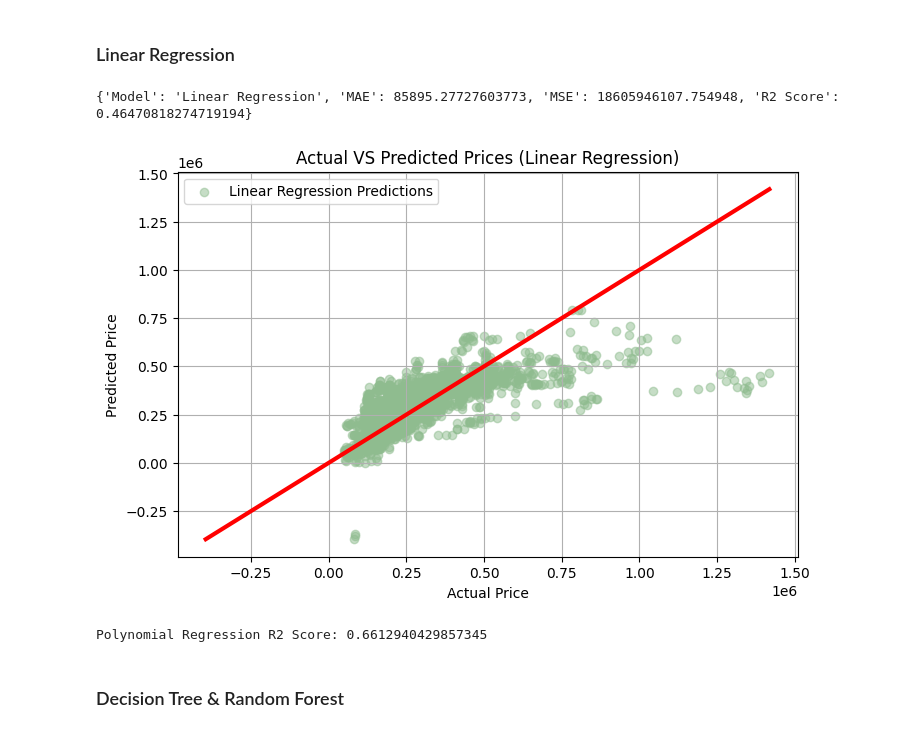
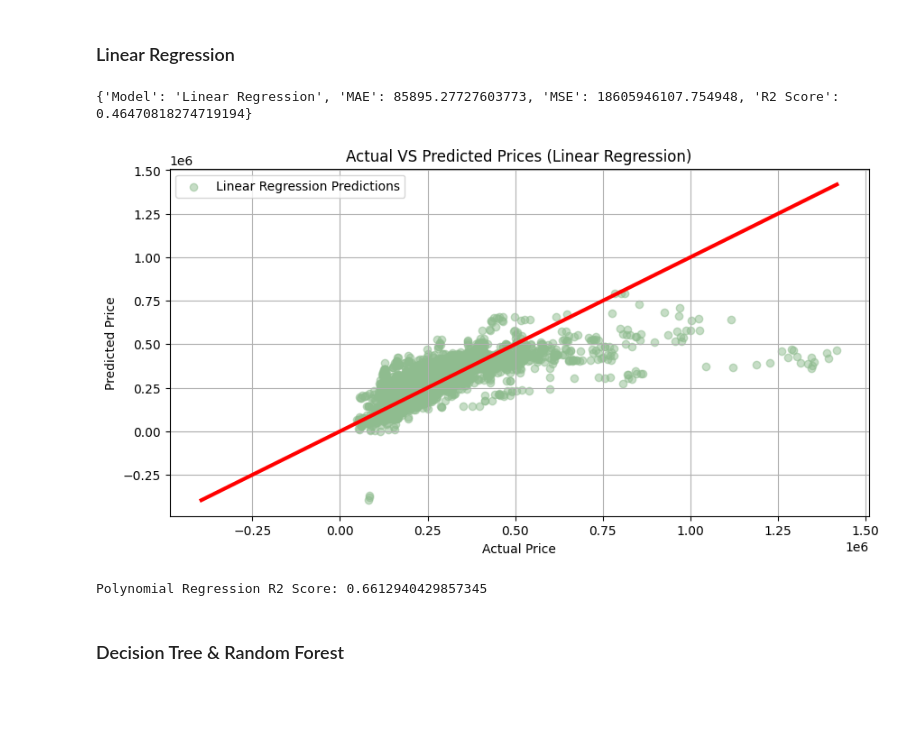
Before and after one commit to chaek0115/Housing-in-London, a Jupyter notebook: Coursework_Data Analytics_housing-in-london.ipynb, the cells around one changed output. Cells and saved outputs as stored; diff of their text form; code cells hidden in the pictures; blank space fills up the shorter version.

```diff
--- a/Coursework_Data Analytics_housing-in-london.ipynb
+++ b/Coursework_Data Analytics_housing-in-london.ipynb
@@ -205,13 +207,14 @@ Final Selected Features
 # split dataset  into training (80%) and testing (20%)
 X = df_cleaned[selected_features]
 Y = df_cleaned['average_price']
+scaler = StandardScaler()
+X_scaled = scaler.fit_transform(X) # feature scaling
 X_train, X_test, Y_train, Y_test = train_test_split(X, Y, test_size=0.2, random_state=42)
 
 # ----- linear regression model -----
 # training by X_train, Y_train
 lr_model = LinearRegression()
 lr_model.fit(X_train, Y_train)
-
 # prediction of Y when using X_test values
 lr_prediction_Y = lr_model.predict(X_test)
 
@@ -229,36 +232,36 @@ df_lr_predictions = pd.DataFrame({
     'Actual Price': Y_test.values,
     'Predicted Price': lr_prediction_Y
 })
 df_lr_predictions.to_csv('predicted_prices_lr.csv', index=False)
 
 
 # visualisation
 # data of actual and predicted price
-plt.figure(figsize=(8, 5))
+plt.figure(figsize=(10, 5))
 plt.scatter(df_lr_predictions['Actual Price'], df_lr_predictions['Predicted Price'],
             alpha=0.5, color='darkseagreen', label='Linear Regression Predictions')
 
 # line
 min_val = min(df_lr_predictions['Actual Price'].min(), df_lr_predictions['Predicted Price'].min())
 max_val = max(df_lr_predictions['Actual Price'].max(), df_lr_predictions['Predicted Price'].max())
 plt.plot([min_val, max_val], [min_val, max_val], color='red', linewidth=3)
 
 plt.xlabel('Actual Price')
 plt.ylabel('Predicted Price')
 plt.title('Actual VS Predicted Prices (Linear Regression)')
 plt.legend()
 plt.grid(True)
 plt.show()
 
-# Polynomial Regression for non-liner analysis
+# ------ Polynomial Regression for non-liner analysis  (degree 2) ------
 poly_model = make_pipeline(PolynomialFeatures(degree=2), LinearRegression())
 poly_model.fit(X_train, Y_train)
 Y_poly_pred = poly_model.predict(X_test)
 poly_r2 = r2_score(Y_test, Y_poly_pred)
 print('Polynomial Regression R2 Score:', poly_r2)
 # %% [output]
 {'Model': 'Linear Regression', 'MAE': 85895.27727603773, 'MSE': 18605946107.754948, 'R2 Score': 0.46470818274719194}
-[figure, old version]
+[figure, new version]
 Polynomial Regression R2 Score: 0.6612940429857345
 # %% [markdown]
 ### Decision Tree & Random Forest
```
Also changed, not shown: parts of 4 cells of this notebook, 2 other files.
